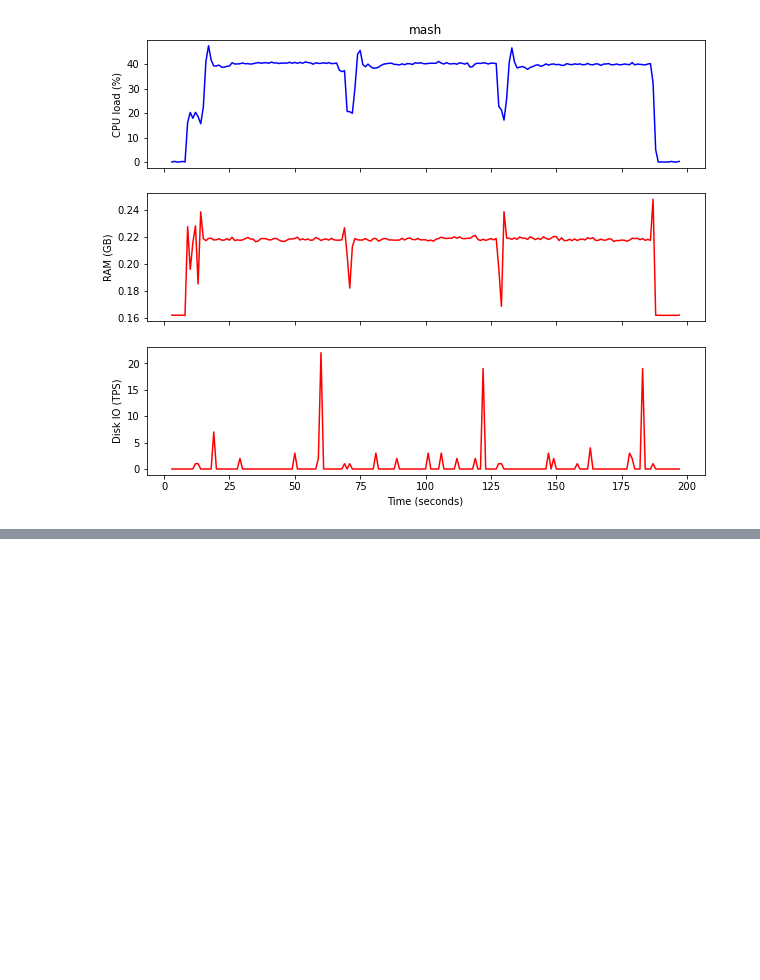
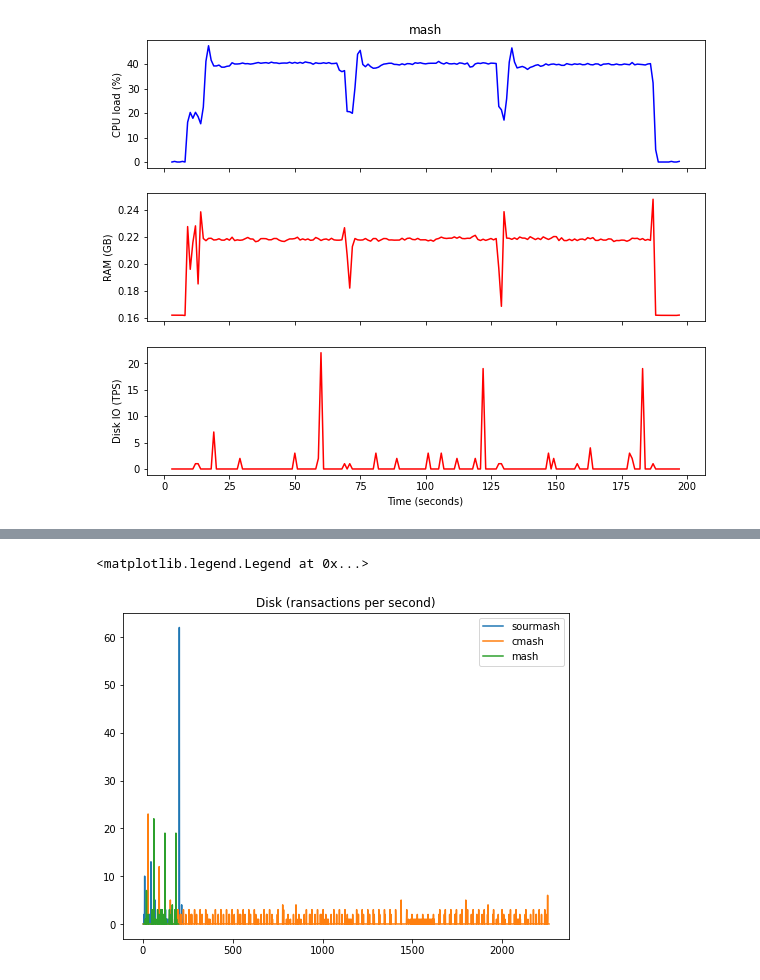
Before and after one commit to ctb/2021-bothie-sartre2, a Jupyter notebook: index.ipynb, the cells around one changed output, grey strips where cells are left out. Saved outputs shown, nothing was run; the diff lists cells and outputs as text; code cells hidden in the pictures; blank space fills up the shorter version.

Commit message:
add disk tps

```diff
--- a/index.ipynb
+++ b/index.ipynb
@@ -151,0 +162,11 @@ pylab.legend(loc='upper right')
+# %%
+pylab.figure(figsize=(8, 6))
+pylab.plot(sourmash_disk.timesec, sourmash_disk.tps, label='sourmash')
+pylab.plot(cmash_disk.timesec, cmash_disk.tps, label='cmash')
+pylab.plot(mash_disk.timesec,  mash_disk.tps, label='mash')
+
+pylab.title('Disk (ransactions per second)')
+pylab.legend(loc='upper right')
+# %% [output]
+<matplotlib.legend.Legend at 0x...>
+[figure, added]
```
Also changed, not shown: parts of 2 cells of this notebook.
